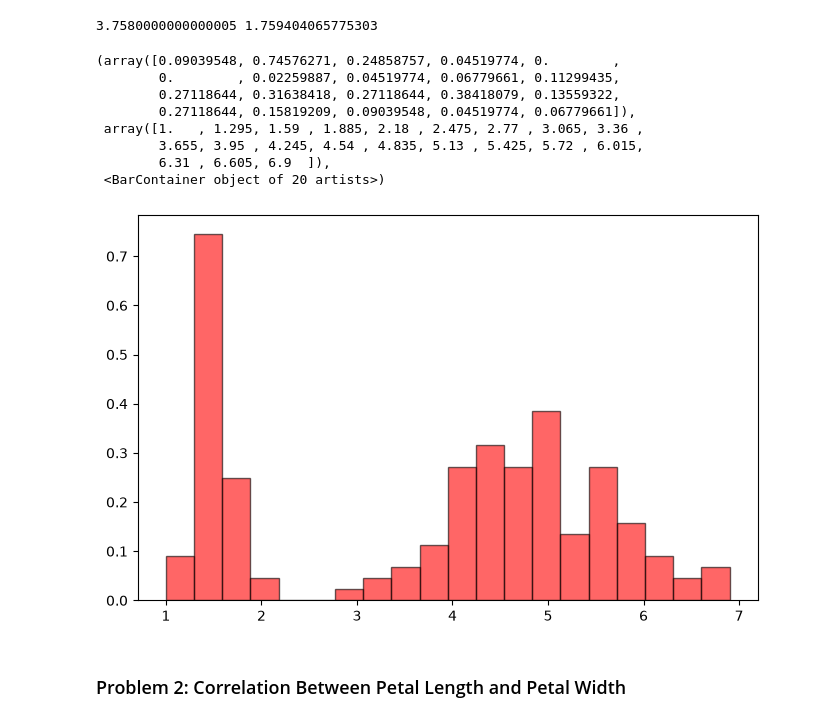
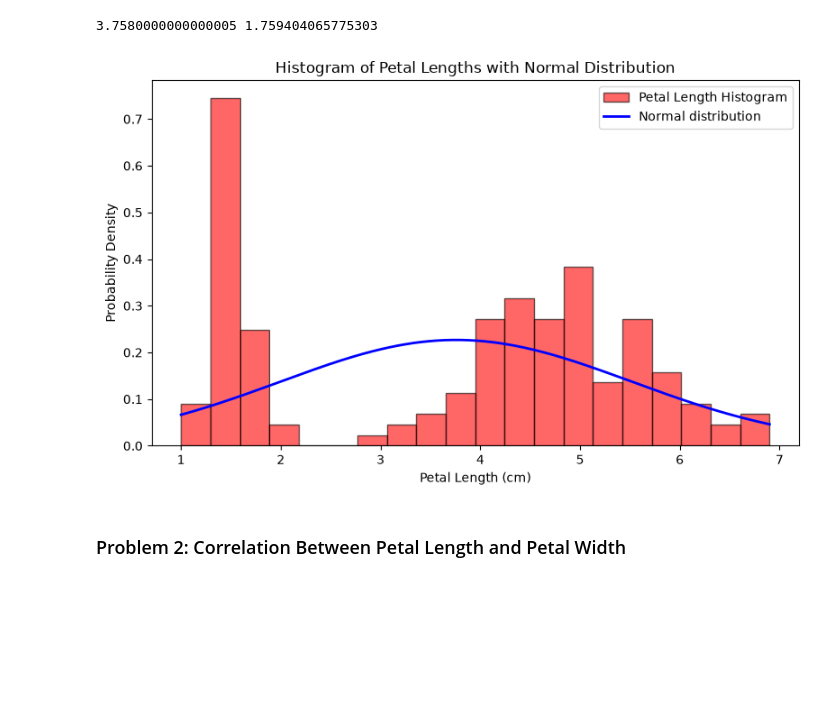
Before and after one commit to philipcullen93/applied_statistics, a Jupyter notebook: assessment/problems.ipynb, the cells around one changed output. Drawn from its saved outputs; the diff is of its cells as text; code cells hidden in the pictures; blank space fills up the shorter version.

Commit message:
Superimposed the fitted normal distribution curve onto the petal length histogram, added axis labels, title and legend, saved the histogram as a PNG image.

```diff
--- a/assessment/problems.ipynb
+++ b/assessment/problems.ipynb
@@ -112,25 +115,37 @@ normal_curve = norm.pdf(x, mean_length, std_length)
 # %%
 # Plot Histogram
 plt.figure(figsize=(8, 5))
 plt.hist(
     petal_length,
     bins=20,
     density=True,
     color="red",
     edgecolor="black",
     alpha=0.6,
     label="Petal Length Histogram"
 )
+
+# Superimpose normal distribution
+plt.plot(
+    x,
+    normal_curve,
+    color="blue",
+    linewidth=2,
+    label="Normal distribution"
+)
+
+plt.xlabel("Petal Length (cm)")
+plt.ylabel("Probability Density")
+plt.title("Histogram of Petal Lengths with Normal Distribution")
+plt.legend()
+plt.tight_layout()
+plt.savefig(
+    "Histograms/Petal Length Normal Distribution.png",
+    dpi=300
+)
+plt.show()
 # %% [output]
-(array([0.09039548, 0.74576271, 0.24858757, 0.04519774, 0.        ,
-        0.        , 0.02259887, 0.04519774, 0.06779661, 0.11299435,
-        0.27118644, 0.31638418, 0.27118644, 0.38418079, 0.13559322,
-        0.27118644, 0.15819209, 0.09039548, 0.04519774, 0.06779661]),
- array([1.   , 1.295, 1.59 , 1.885, 2.18 , 2.475, 2.77 , 3.065, 3.36 ,
-        3.655, 3.95 , 4.245, 4.54 , 4.835, 5.13 , 5.425, 5.72 , 6.015,
-        6.31 , 6.605, 6.9  ]),
- <BarContainer object of 20 artists>)
-[figure, old version]
+[figure, new version]
 # %% [markdown]
 ### Problem 2: Correlation Between Petal Length and Petal Width
 # %% [markdown]
```
Also changed, not shown: parts of 1 cell of this notebook, 1 other file.
